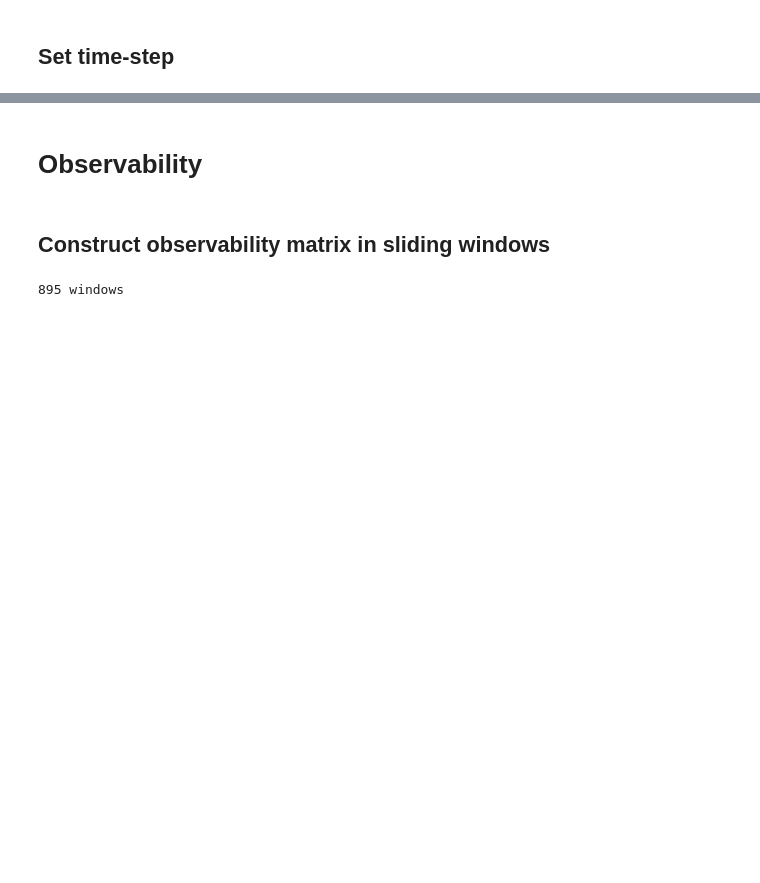
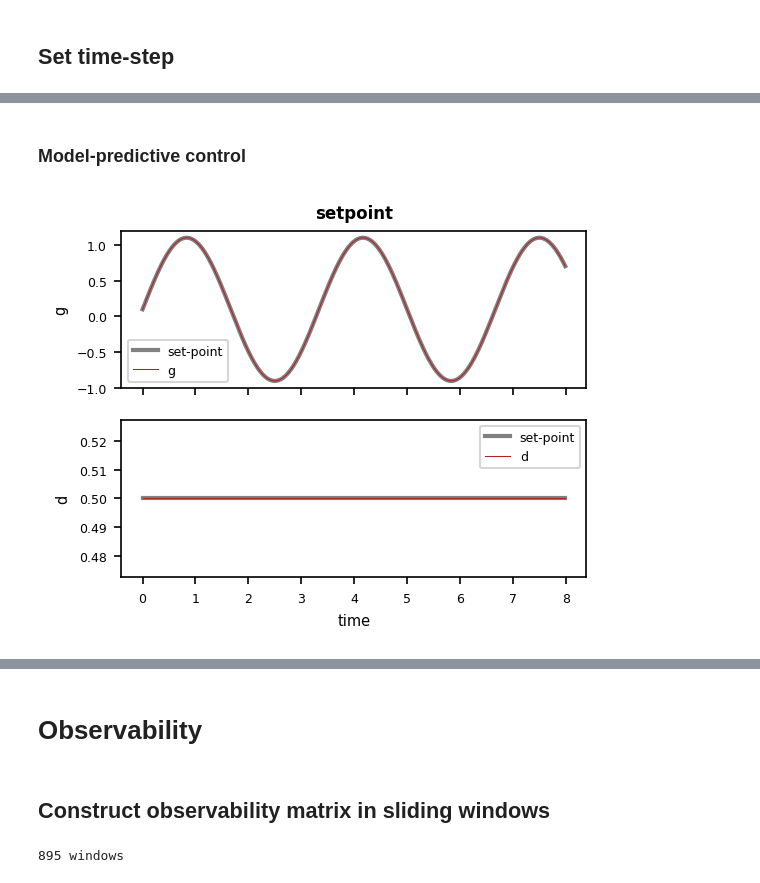
Before and after one commit to vanbreugel-lab/pybounds, a Jupyter notebook: examples/mono_camera_example.ipynb, the cells around one changed output, grey strips where cells are left out. Cells and saved outputs as stored; diff of their text form; code cells hidden in the pictures; blank space fills up the shorter version.

```diff
--- a/examples/mono_camera_example.ipynb
+++ b/examples/mono_camera_example.ipynb
@@ -51,6 +64,6 @@ def f(X, U, t):
 # %%
-measurement_names = ['y']  # optional to specify measurement names
-def h(X, U, t):
+measurement_names = ['r']  # optional to specify measurement names
+def h(X, U):
     # States
     g, d = X
 
@@ -78,7 +94,19 @@ simulator = Simulator(f, h, dt=dt, state_names=state_names, input_names=input_na
+# %% [markdown]
+### Model-predictive control
 # %%
-# Set the initial state
-x0 = dict(g=2.0, d=3.0)
-
-# Can also set as list or array
-# x0 = [2.0, 3.0]
-# x0 = np.array([2.0, 3.0])
+# First define the set-point(s) to follow
+tsim = np.arange(0, 8.0, step=dt)
+setpoint = {'g': 0.1 + 1.0*np.sin(2*np.pi*tsim*0.3),  # ground speed changes as a sinusoid
+            'd': 0.5*np.ones_like(tsim)}
+# %%
+# Update the simulator set-point
+simulator.update_dict(setpoint, name='setpoint')
+# %%
+# Define MPC cost function: penalize the squared error between the setpoint for g and the true g
+cost = (simulator.model.x['g'] - simulator.model.tvp['g_set']) ** 2
+
+# Set cost function
+simulator.mpc.set_objective(mterm=cost, lterm=cost)  # objective function
+
+# Set input penalty: make this small for accurate state tracking
+simulator.mpc.set_rterm(u=1e-12)
@@ -84,0 +116,5 @@ x0 = dict(g=2.0, d=3.0)
+# %%
+# Plot the states vs the set-points
+simulator.plot('setpoint')
+# %% [output]
+[figure, added]
```
Also changed, not shown: parts of 29 cells of this notebook, 1 other file.
